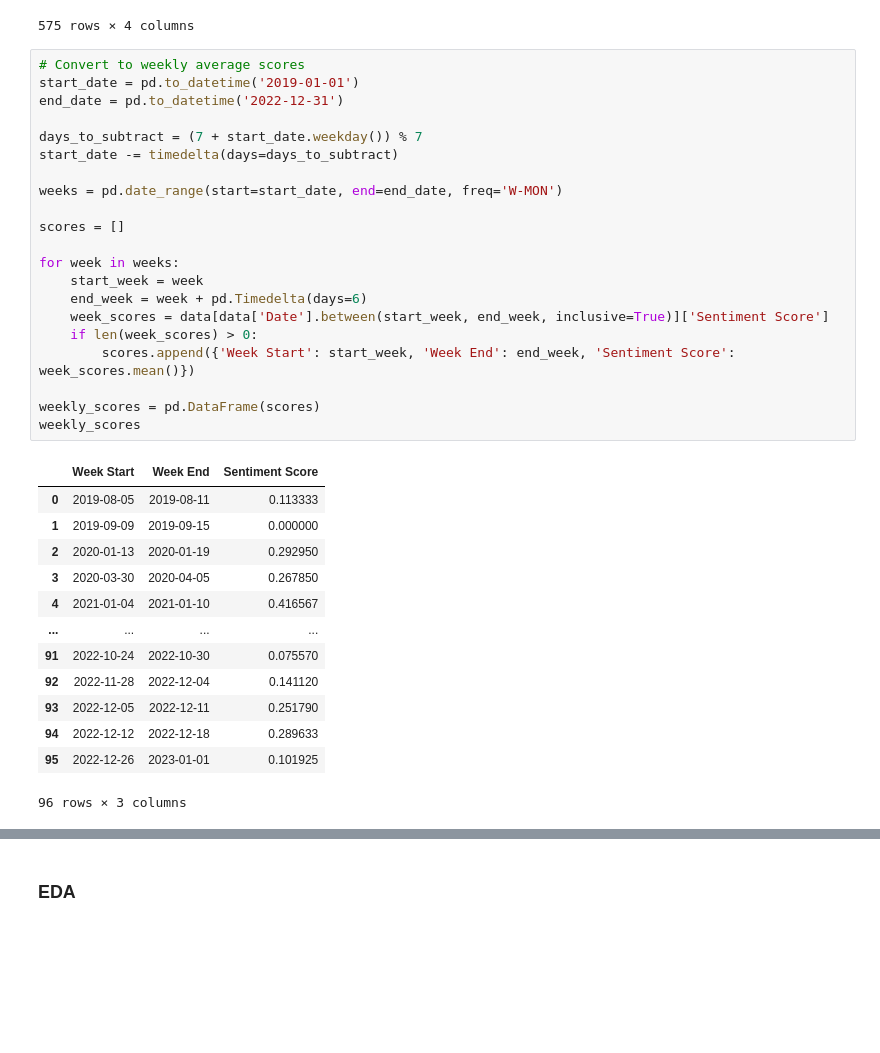
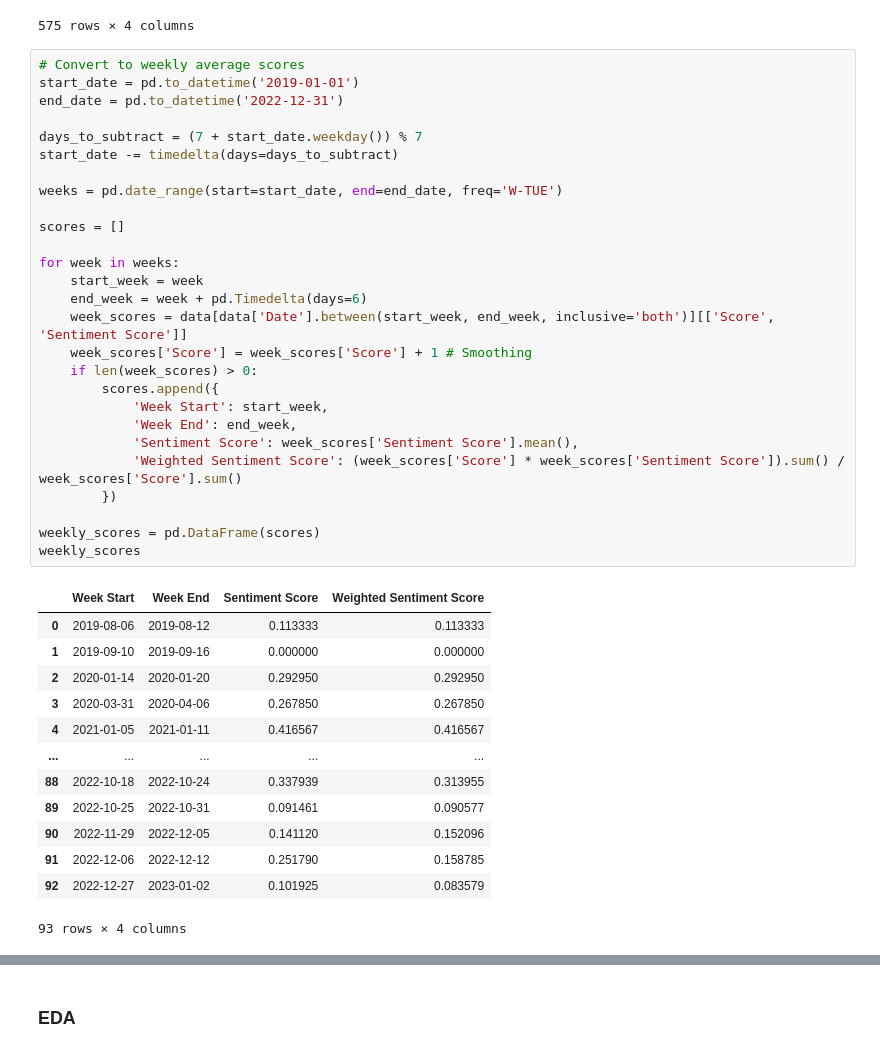
Before and after one commit to HsinZhengWei/BT4222, a Jupyter notebook: reddit_sentiment_analysis.ipynb, the cells around one changed output, grey strips where cells are left out. Saved outputs shown, nothing was run; the diff lists cells and outputs as text; blank space fills up the shorter version.

```diff
--- a/reddit_sentiment_analysis.ipynb
+++ b/reddit_sentiment_analysis.ipynb
@@ -136,35 +136,41 @@ data
 # %%
 # Convert to weekly average scores
 start_date = pd.to_datetime('2019-01-01')
 end_date = pd.to_datetime('2022-12-31')
 
 days_to_subtract = (7 + start_date.weekday()) % 7
 start_date -= timedelta(days=days_to_subtract)
 
-weeks = pd.date_range(start=start_date, end=end_date, freq='W-MON')
+weeks = pd.date_range(start=start_date, end=end_date, freq='W-TUE')
 
 scores = []
 
 for week in weeks:
     start_week = week
     end_week = week + pd.Timedelta(days=6)
-    week_scores = data[data['Date'].between(start_week, end_week, inclusive=True)]['Sentiment Score']
+    week_scores = data[data['Date'].between(start_week, end_week, inclusive='both')][['Score', 'Sentiment Score']]
+    week_scores['Score'] = week_scores['Score'] + 1 # Smoothing
     if len(week_scores) > 0:
-        scores.append({'Week Start': start_week, 'Week End': end_week, 'Sentiment Score': week_scores.mean()})
+        scores.append({
+            'Week Start': start_week,
+            'Week End': end_week,
+            'Sentiment Score': week_scores['Sentiment Score'].mean(),
+            'Weighted Sentiment Score': (week_scores['Score'] * week_scores['Sentiment Score']).sum() / week_scores['Score'].sum()
+        })
 
 weekly_scores = pd.DataFrame(scores)
 weekly_scores
 # %% [output]
-|  | Week Start | Week End | Sentiment Score |
-| 0 | 2019-08-05 | 2019-08-11 | 0.113333 |
-| 1 | 2019-09-09 | 2019-09-15 | 0.000000 |
-| 2 | 2020-01-13 | 2020-01-19 | 0.292950 |
-| 3 | 2020-03-30 | 2020-04-05 | 0.267850 |
-| 4 | 2021-01-04 | 2021-01-10 | 0.416567 |
-| ... | ... | ... | ... |
-| 91 | 2022-10-24 | 2022-10-30 | 0.075570 |
-| 92 | 2022-11-28 | 2022-12-04 | 0.141120 |
-| 93 | 2022-12-05 | 2022-12-11 | 0.251790 |
-| 94 | 2022-12-12 | 2022-12-18 | 0.289633 |
-| 95 | 2022-12-26 | 2023-01-01 | 0.101925 |
+|  | Week Start | Week End | Sentiment Score | Weighted Sentiment Score |
+| 0 | 2019-08-06 | 2019-08-12 | 0.113333 | 0.113333 |
+| 1 | 2019-09-10 | 2019-09-16 | 0.000000 | 0.000000 |
+| 2 | 2020-01-14 | 2020-01-20 | 0.292950 | 0.292950 |
+| 3 | 2020-03-31 | 2020-04-06 | 0.267850 | 0.267850 |
+| 4 | 2021-01-05 | 2021-01-11 | 0.416567 | 0.416567 |
+| ... | ... | ... | ... | ... |
+| 88 | 2022-10-18 | 2022-10-24 | 0.337939 | 0.313955 |
+| 89 | 2022-10-25 | 2022-10-31 | 0.091461 | 0.090577 |
+| 90 | 2022-11-29 | 2022-12-05 | 0.141120 | 0.152096 |
+| 91 | 2022-12-06 | 2022-12-12 | 0.251790 | 0.158785 |
+| 92 | 2022-12-27 | 2023-01-02 | 0.101925 | 0.083579 |
-96 rows × 3 columns
+93 rows × 4 columns
```
Also changed, not shown: parts of 7 cells of this notebook.
